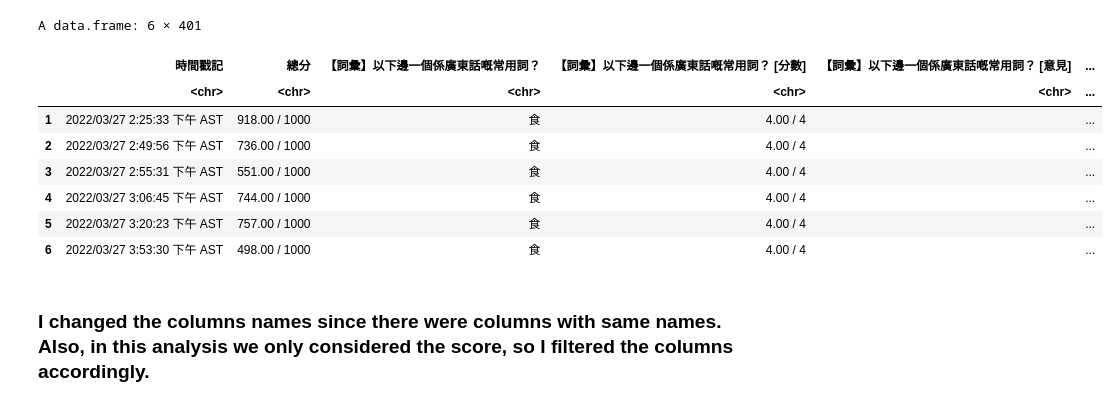
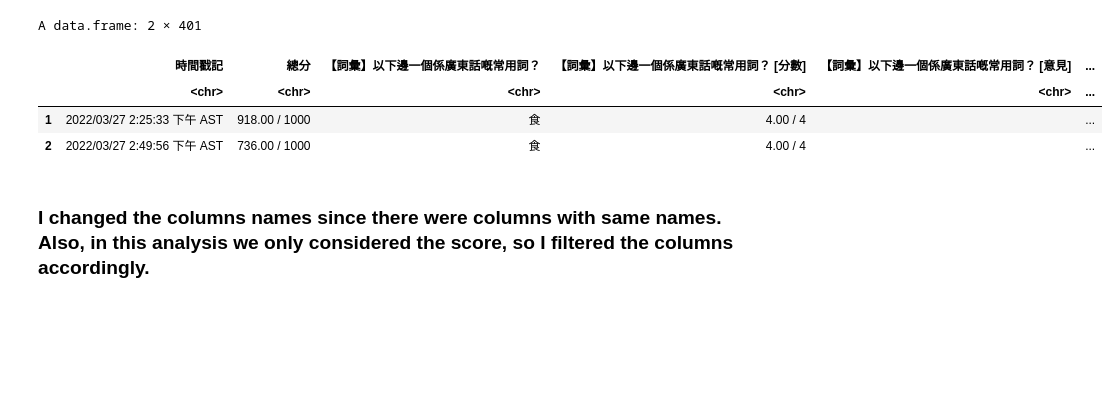
Before and after one commit to ken1th/CantoTest, a Jupyter notebook: CantoTestCorrectProportion.ipynb, the cells around one changed output. Drawn from its saved outputs; the diff is of its cells as text; code cells hidden in the pictures; blank space fills up the shorter version.

```diff
--- a/CantoTestCorrectProportion.ipynb
+++ b/CantoTestCorrectProportion.ipynb
@@ -7,16 +9,12 @@ libraries("dplyr", "tidyr", "readxl", "stringr")
 cantoneseTestRaw <- rio::import("CantoneseTest.csv", fill = T)
 # %%
-head(cantoneseTestRaw)
+head(cantoneseTestRaw, 2)
 # %% [output]
-A data.frame: 6 × 401
+A data.frame: 2 × 401
 |  | 時間戳記 | 總分 | 【詞彙】以下邊一個係廣東話嘅常用詞？ | 【詞彙】以下邊一個係廣東話嘅常用詞？ [分數] | 【詞彙】以下邊一個係廣東話嘅常用詞？ [意見] | ... |
 |  | <chr> | <chr> | <chr> | <chr> | <chr> | ... |
 | 1 | 2022/03/27 2:25:33 下午 AST | 918.00 / 1000 | 食 | 4.00 / 4 |  | ... |
 | 2 | 2022/03/27 2:49:56 下午 AST | 736.00 / 1000 | 食 | 4.00 / 4 |  | ... |
-| 3 | 2022/03/27 2:55:31 下午 AST | 551.00 / 1000 | 食 | 4.00 / 4 |  | ... |
-| 4 | 2022/03/27 3:06:45 下午 AST | 744.00 / 1000 | 食 | 4.00 / 4 |  | ... |
-| 5 | 2022/03/27 3:20:23 下午 AST | 757.00 / 1000 | 食 | 4.00 / 4 |  | ... |
-| 6 | 2022/03/27 3:53:30 下午 AST | 498.00 / 1000 | 食 | 4.00 / 4 |  | ... |
 # %% [markdown]
 ### I changed the columns names since there were columns with same names. Also, in this analysis we only considered the score, so I filtered the columns accordingly.
 # %%
```
Also changed, not shown: parts of 2 cells of this notebook.
